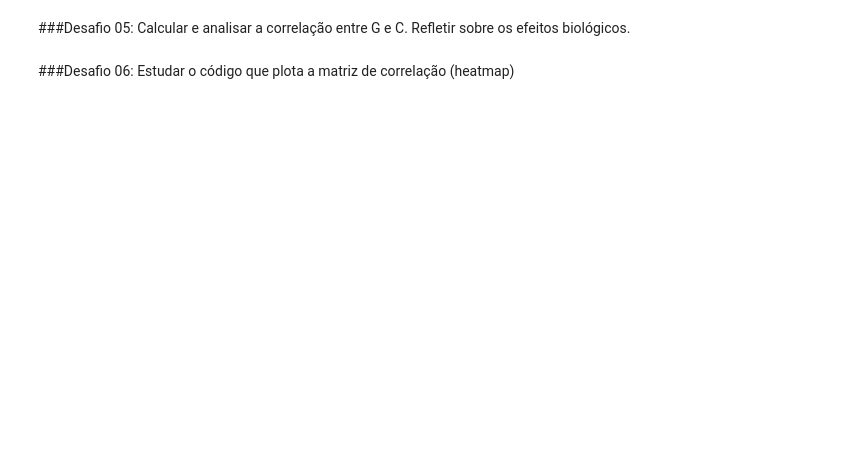
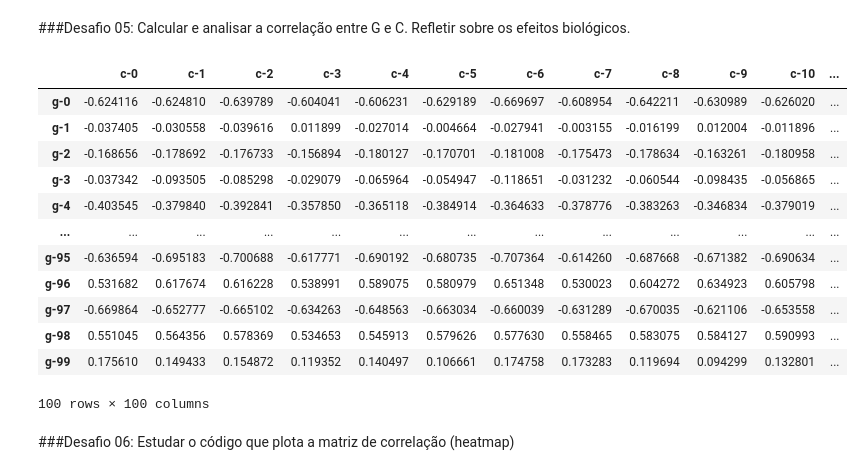
Before and after one commit to ianbs/imersao-data-science-alura, a Jupyter notebook: Aula_03.ipynb, the cells around one changed output. Drawn from its saved outputs; the diff is of its cells as text; code cells hidden in the pictures; blank space fills up the shorter version.

```diff
--- a/Aula_03.ipynb
+++ b/Aula_03.ipynb
@@ -624,4 +641,22 @@ pd.crosstab([dados['dose'], dados['tempo']],  dados['tratamento'], values=dados[
 # %% [markdown]
 ###Desafio 05: Calcular e analisar a correlação entre G e C. Refletir sobre os efeitos biológicos.
+# %%
+corr_gc = dados.loc[:, 'g-0':'c-99'].corr()
+corr_gc_final = corr_gc.loc['g-0':'g-99', 'c-0':'c-99']
+corr_gc_final
+# %% [output]
+|  | c-0 | c-1 | c-2 | c-3 | c-4 | c-5 | c-6 | c-7 | c-8 | c-9 | c-10 | ... |
+| g-0 | -0.624116 | -0.624810 | -0.639789 | -0.604041 | -0.606231 | -0.629189 | -0.669697 | -0.608954 | -0.642211 | -0.630989 | -0.626020 | ... |
+| g-1 | -0.037405 | -0.030558 | -0.039616 | 0.011899 | -0.027014 | -0.004664 | -0.027941 | -0.003155 | -0.016199 | 0.012004 | -0.011896 | ... |
+| g-2 | -0.168656 | -0.178692 | -0.176733 | -0.156894 | -0.180127 | -0.170701 | -0.181008 | -0.175473 | -0.178634 | -0.163261 | -0.180958 | ... |
+| g-3 | -0.037342 | -0.093505 | -0.085298 | -0.029079 | -0.065964 | -0.054947 | -0.118651 | -0.031232 | -0.060544 | -0.098435 | -0.056865 | ... |
+| g-4 | -0.403545 | -0.379840 | -0.392841 | -0.357850 | -0.365118 | -0.384914 | -0.364633 | -0.378776 | -0.383263 | -0.346834 | -0.379019 | ... |
+| ... | ... | ... | ... | ... | ... | ... | ... | ... | ... | ... | ... | ... |
+| g-95 | -0.636594 | -0.695183 | -0.700688 | -0.617771 | -0.690192 | -0.680735 | -0.707364 | -0.614260 | -0.687668 | -0.671382 | -0.690634 | ... |
+| g-96 | 0.531682 | 0.617674 | 0.616228 | 0.538991 | 0.589075 | 0.580979 | 0.651348 | 0.530023 | 0.604272 | 0.634923 | 0.605798 | ... |
+| g-97 | -0.669864 | -0.652777 | -0.665102 | -0.634263 | -0.648563 | -0.663034 | -0.660039 | -0.631289 | -0.670035 | -0.621106 | -0.653558 | ... |
+| g-98 | 0.551045 | 0.564356 | 0.578369 | 0.534653 | 0.545913 | 0.579626 | 0.577630 | 0.558465 | 0.583075 | 0.584127 | 0.590993 | ... |
+| g-99 | 0.175610 | 0.149433 | 0.154872 | 0.119352 | 0.140497 | 0.106661 | 0.174758 | 0.173283 | 0.119694 | 0.094299 | 0.132801 | ... |
+100 rows × 100 columns
 # %% [markdown]
 ###Desafio 06: Estudar o código que plota a matriz de correlação (heatmap)
```
Also changed, not shown: parts of 4 cells of this notebook.
